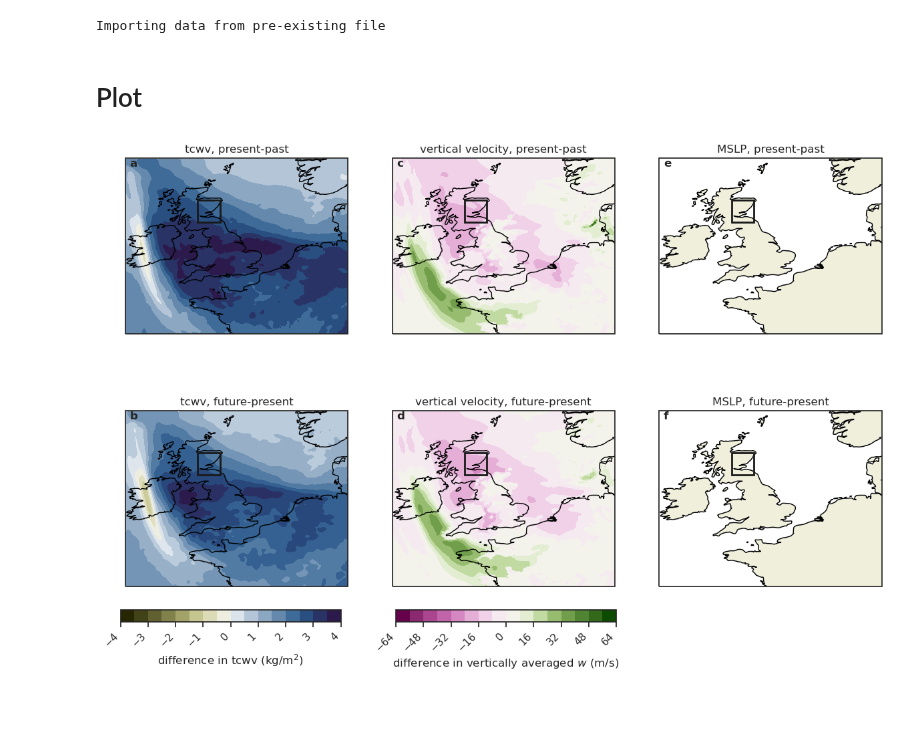
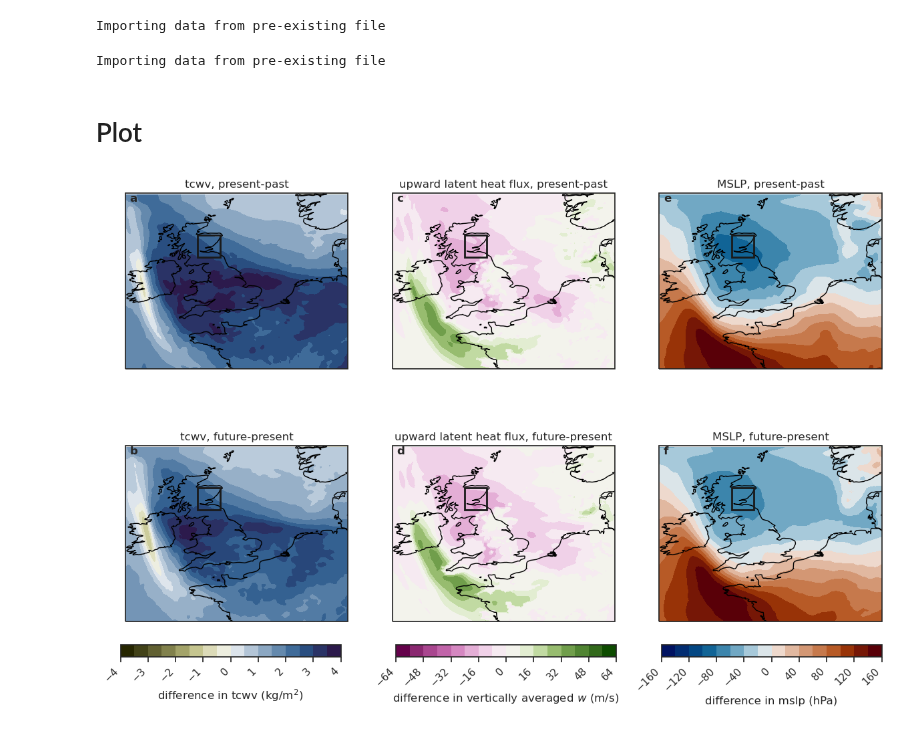
Before and after one commit to shirin-ermis/Storm_Babet, a Jupyter notebook: notebooks/D01_PGW_dynamics.ipynb, the cells around one changed output. Saved outputs shown, nothing was run; the diff lists cells and outputs as text; code cells hidden in the pictures; blank space fills up the shorter version.

Commit message:
including MSLP

```diff
--- a/notebooks/D01_PGW_dynamics.ipynb
+++ b/notebooks/D01_PGW_dynamics.ipynb
@@ -88,9 +88,12 @@ if not os.path.exists('/gf5/predict/AWH019_ERMIS_ATMICP/Babet/DATA/PGW/pgw_clean
     pgw_dynamics.to_netcdf('/gf5/predict/AWH019_ERMIS_ATMICP/Babet/DATA/PGW/pgw_clean_dynamics.nc')
 else:
     print('Importing data from pre-existing file')
-    pgw_dynamics = xr.open_dataset('/gf5/predict/AWH019_ERMIS_ATMICP/Babet/DATA/PGW/pgw_clean.nc')
+    pgw_dynamics = xr.open_dataset('/gf5/predict/AWH019_ERMIS_ATMICP/Babet/DATA/PGW/pgw_clean_dynamics.nc')
+# %% [output]
+Importing data from pre-existing file
 # %%
 pgw_tempmean = pgw_dynamics.sel(time=slice('2023-10-19 00', '2023-10-22 00')).mean(dim='time').compute()
+pgw_sfc_tempmean = pgw.sel(time=slice('2023-10-19 00', '2023-10-22 00')).mean(dim='time').compute()
 # %% [markdown]
 # Plot
 # %%
@@ -117,6 +120,16 @@ plot4 = (pgw_tempmean.sel(climate='future1')-pgw_tempmean.sel(climate='present')
     levels=20, ax=axes[1,1], add_colorbar=False  # Disable individual colorbars
 )
 
+# Plot mean sea level pressure
+plot5 = (pgw_sfc_tempmean.sel(climate='present')-pgw_sfc_tempmean.sel(climate='1870')).msl.plot.contourf(
+    cmap=cm.vik,# vmin=-0.00005, vmax=0.00005,
+    levels=20, ax=axes[0,2], add_colorbar=False  # Disable individual colorbars
+)
+plot6= (pgw_sfc_tempmean.sel(climate='future1')-pgw_sfc_tempmean.sel(climate='present')).msl.plot.contourf(
+    cmap=cm.vik, #vmin=-0.00005, vmax=0.00005,
+    levels=20, ax=axes[1,2], add_colorbar=False  # Disable individual colorbars
+)
+
 # Add horizontal colorbars
 cbar_ax1 = fig.add_axes([0.12, 0.08, 0.22, 0.02])  # Bottom of first column
 cbar1 = fig.colorbar(plot1, cax=cbar_ax1, orientation="horizontal", label="difference in tcwv (kg/m$^2$)")
@@ -126,36 +139,40 @@ cbar_ax2 = fig.add_axes([0.395, 0.08, 0.22, 0.02])  # Bottom of second column
 cbar2 = fig.colorbar(plot3, cax=cbar_ax2, orientation="horizontal", label="difference in vertically averaged $w$ (m/s)")
 cbar2.ax.xaxis.set_label_position('bottom')
 
-for cbar in [cbar1, cbar2]:
+cbar_ax3 = fig.add_axes([0.66, 0.08, 0.22, 0.02])  # Bottom of third column
+cbar3 = fig.colorbar(plot5, cax=cbar_ax3, orientation="horizontal", label="difference in mslp (hPa)")
+cbar3.ax.xaxis.set_label_position('bottom')
+
+for cbar in [cbar1, cbar2, cbar3]:
     for label in cbar.ax.get_xticklabels():  # For horizontal colorbars
         label.set_rotation(45)
         label.set_ha('right')  # Align labels to the right for better readability
 
 
 # Add figure labels
 axes[0, 0].text(0.02, 0.95, "a", transform=axes[0, 0].transAxes, fontsize=12, fontweight="bold")
 axes[1, 0].text(0.02, 0.95, "b", transform=axes[1, 0].transAxes, fontsize=12, fontweight="bold")
 axes[0, 1].text(0.02, 0.95, "c", transform=axes[0, 1].transAxes, fontsize=12, fontweight="bold")
 axes[1, 1].text(0.02, 0.95, "d", transform=axes[1, 1].transAxes, fontsize=12, fontweight="bold")
 axes[0, 2].text(0.02, 0.95, "e", transform=axes[0, 2].transAxes, fontsize=12, fontweight="bold")
 axes[1, 2].text(0.02, 0.95, "f", transform=axes[1, 2].transAxes, fontsize=12, fontweight="bold")
 
 # Apply Cartopy settings to both axes
-titles = [f"tcwv, present-past", f"vertical velocity, present-past", f"MSLP, present-past",
-         f"tcwv, future-present", f"vertical velocity, future-present",  f"MSLP, future-present"]
+titles = [f"tcwv, present-past", f"upward latent heat flux, present-past", f"MSLP, present-past",
+         f"tcwv, future-present", f"upward latent heat flux, future-present",  f"MSLP, future-present"]
 for ax, title in zip(axes.flatten(), titles):
     ax.set_extent(uk, crs=ccrs.PlateCarree())  # Set map extent
     ax.add_feature(cfeature.LAND, edgecolor='black', linewidth=0.8)  # Add land borders
     ax.add_feature(cfeature.OCEAN, facecolor='white')  # Mask ocean
     ax.coastlines()  # Add coastlines
     ax.set_title(title, fontsize=12)  # Set
 
     rectangle = patches.Rectangle((-4, 55.5), 2, 2, linewidth=2,
                                 edgecolor='k',
                                 facecolor='none',
                                 transform=ccrs.PlateCarree())
     ax.add_patch(rectangle)
     rectangle.set_zorder(17)
 plt.subplots_adjust(right=0.88)
 # %% [output]
-[figure, old version]
+[figure, new version]
```
